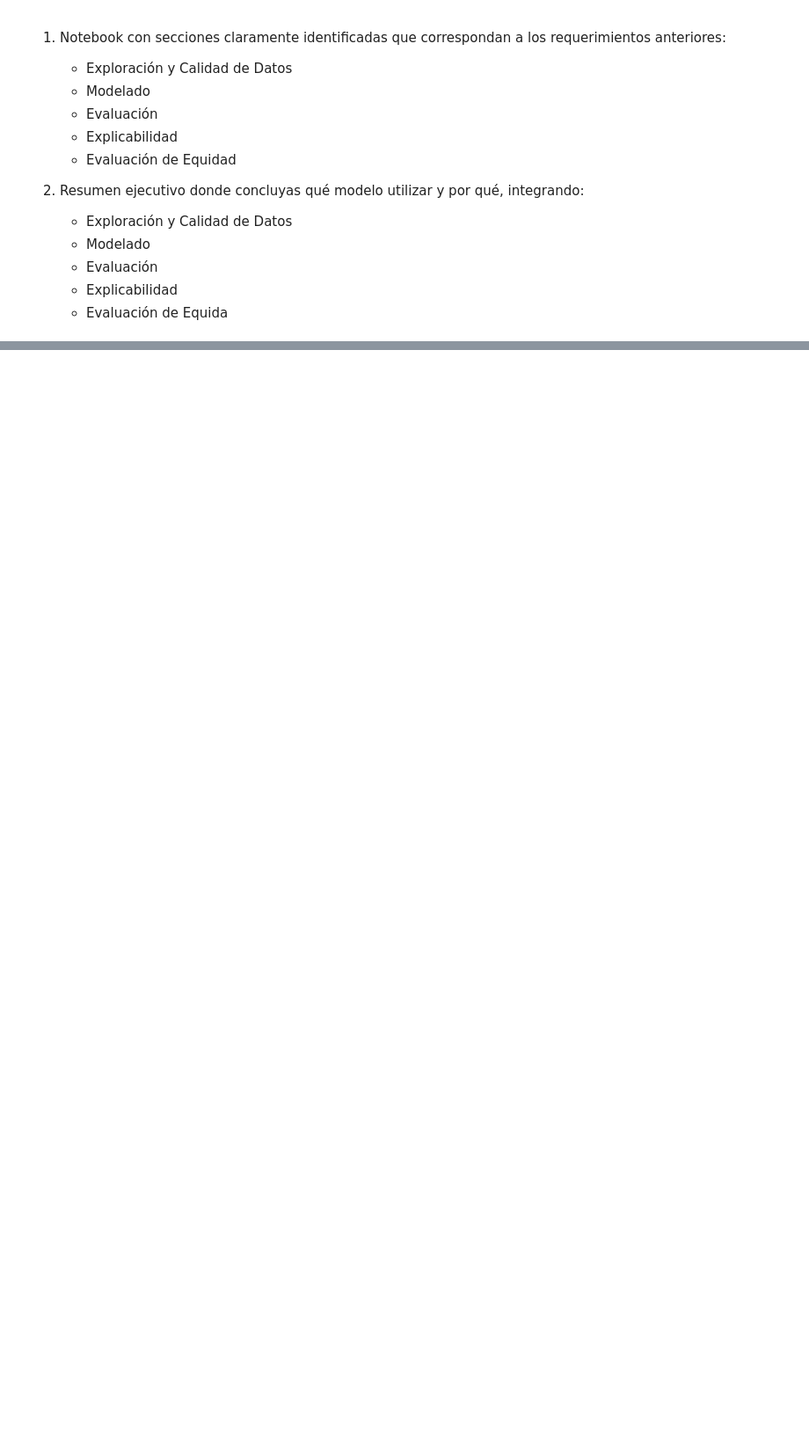
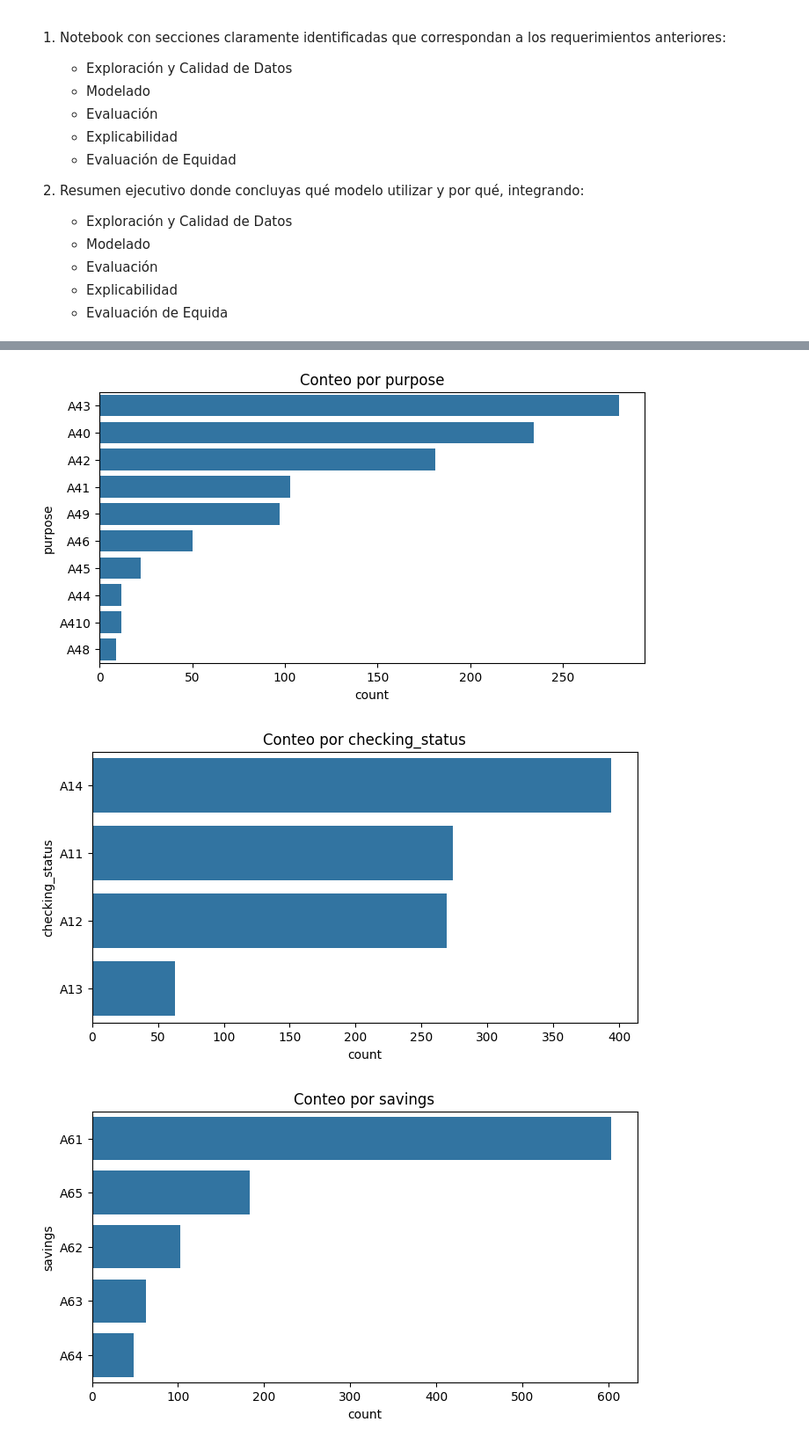
Before and after one commit to MDavidHernandezP/ExplainableModelsAndEquityAssessmentOfCreditRisk, a Jupyter notebook: bi_project3.ipynb, the cells around one changed output, grey strips where cells are left out. Shown: that part at 88% size. Cells and saved outputs as stored; diff of their text form; code cells hidden in the pictures; blank space fills up the shorter version.

```diff
--- a/bi_project3.ipynb
+++ b/bi_project3.ipynb
@@ -66,0 +252,17 @@ Con base en desempeño, explicabilidad y equidad, cierra con una propuesta de us
+# %%
+cat_cols = [c for c in df.columns if df[c].dtype == 'object']
+
+# Conteos de categorías para Atributos clave (purpose, checking_status, savings, employment_since, personal_status_sex)
+for c in ['purpose','checking_status','savings','employment_since','personal_status_sex']:
+    plt.figure(figsize=(8,4))
+    sns.countplot(y=c, data=df, order=df[c].value_counts().index)
+    plt.title(f'Conteo por {c}')
+    plt.show()
+
+# Tasa de default por categoría (ej: purpose)
+default_rate = df.groupby('purpose')['target'].mean().sort_values(ascending=False)
+print('Tasa de default por purpose:\n', default_rate)
+# %% [output]
+[figure, added]
+[figure, added]
+[figure, added]
```
Also changed, not shown: parts of 38 cells of this notebook, 6 other files.
